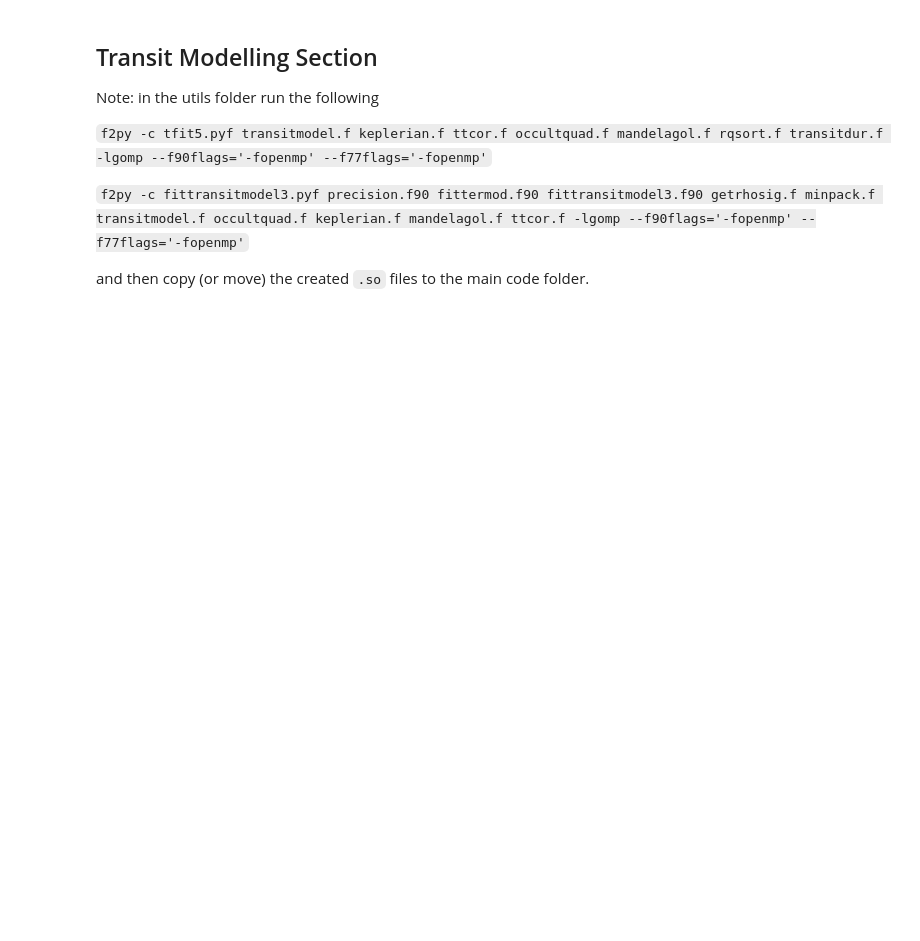
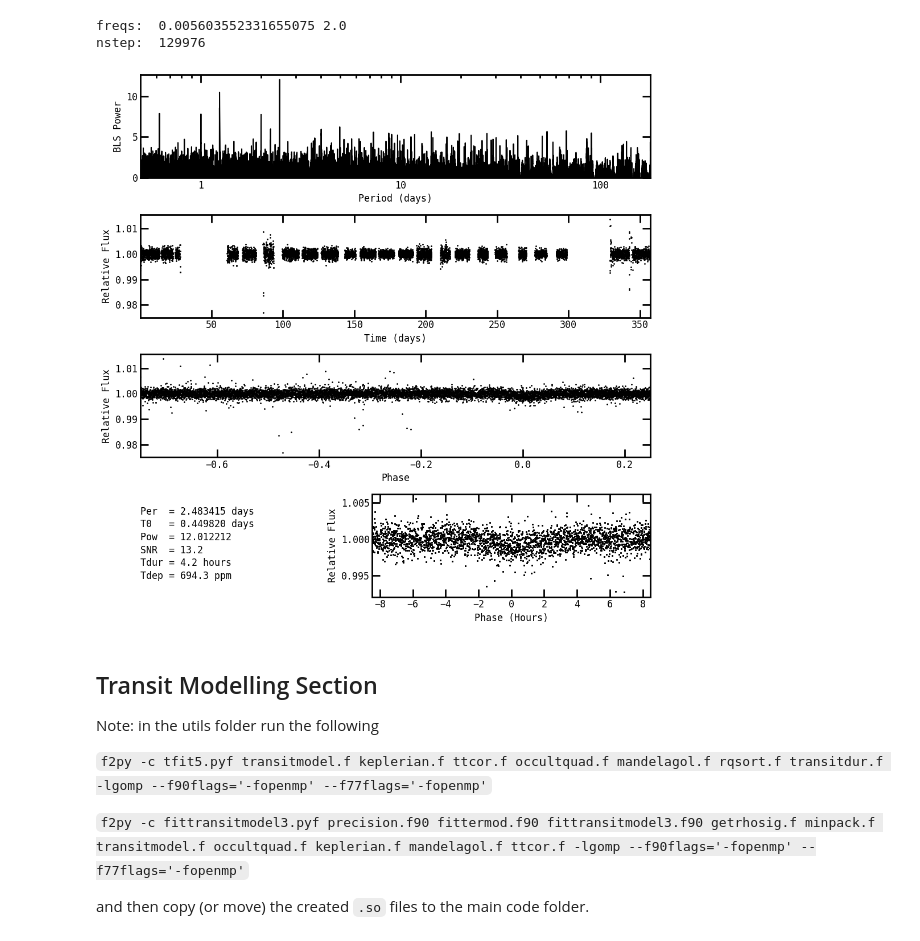
Before and after one commit to royalexis/bls_cuda, a Jupyter notebook: bls_cpu.ipynb, the cells around one changed output. Saved outputs shown, nothing was run; the diff lists cells and outputs as text; code cells hidden in the pictures; blank space fills up the shorter version.

```diff
--- a/bls_cpu.ipynb
+++ b/bls_cpu.ipynb
@@ -51,7 +51,11 @@ gbls_inputs.plots = 1  #default is 1
 # %%
 # If you used data processing, use phot.flux_f
 # importlib.reload(gbls)
-# gbls_ans = gbls.bls(gbls_inputs, phot.time[phot.icut == 0], phot.flux[phot.icut == 0])
+gbls_ans = gbls.bls(gbls_inputs, phot.time[phot.icut == 0], phot.flux[phot.icut == 0])
+# %% [output]
+freqs:  0.005603552331655075 2.0
+nstep:  129976
+[figure, added]
 # %% [markdown]
 ## Transit Modelling Section
 
```
Also changed, not shown: parts of 6 cells of this notebook, 1 other file.
